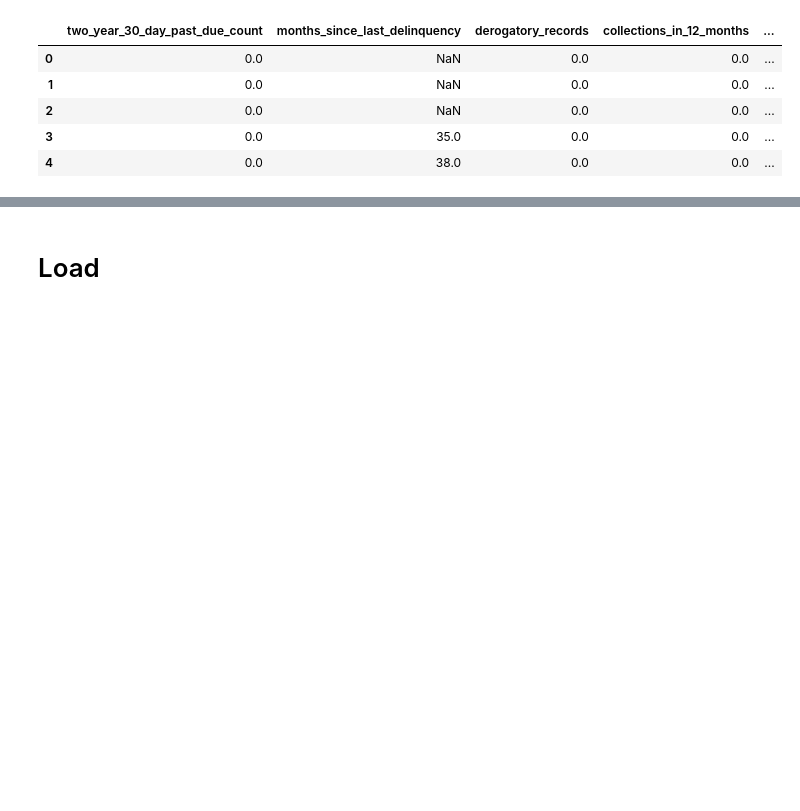
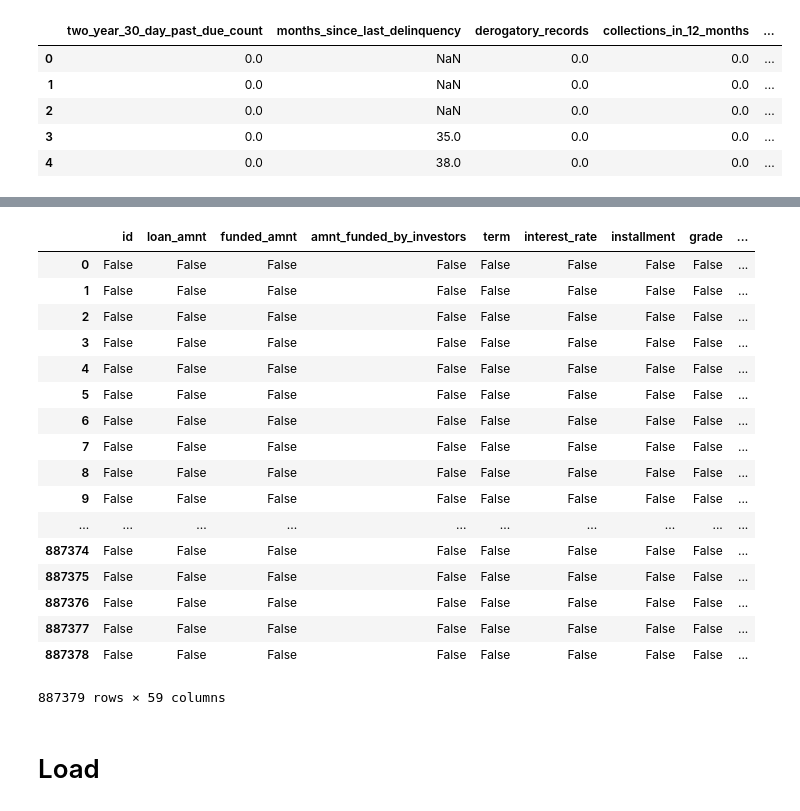
Before and after one commit to nukemecha/Project3, a Jupyter notebook: Meg/ex_analysis.ipynb, the cells around one changed output, grey strips where cells are left out. Drawn from its saved outputs; the diff is of its cells as text; code cells hidden in the pictures; blank space fills up the shorter version.

```diff
--- a/Meg/ex_analysis.ipynb
+++ b/Meg/ex_analysis.ipynb
@@ -146,6 +146,29 @@ repayment_data.head()
 | 2 | 0.0 | 0.0 | 3003.653644 | NaN | ... |
 | 3 | 0.0 | 0.0 | 12226.302212 | NaN | ... |
 | 4 | 766.9 | 766.9 | 3242.170000 | NaN | ... |
+# %%
+# Dealing with NAN values in our data
+# ***** I want to check with you guys and Thinh on how to deal with different NAN values
+loan_data.isna()
+# %% [output]
+|  | id | loan_amnt | funded_amnt | amnt_funded_by_investors | term | interest_rate | installment | grade | ... |
+| 0 | False | False | False | False | False | False | False | False | ... |
+| 1 | False | False | False | False | False | False | False | False | ... |
+| 2 | False | False | False | False | False | False | False | False | ... |
+| 3 | False | False | False | False | False | False | False | False | ... |
+| 4 | False | False | False | False | False | False | False | False | ... |
+| 5 | False | False | False | False | False | False | False | False | ... |
+| 6 | False | False | False | False | False | False | False | False | ... |
+| 7 | False | False | False | False | False | False | False | False | ... |
+| 8 | False | False | False | False | False | False | False | False | ... |
+| 9 | False | False | False | False | False | False | False | False | ... |
+| ... | ... | ... | ... | ... | ... | ... | ... | ... | ... |
+| 887374 | False | False | False | False | False | False | False | False | ... |
+| 887375 | False | False | False | False | False | False | False | False | ... |
+| 887376 | False | False | False | False | False | False | False | False | ... |
+| 887377 | False | False | False | False | False | False | False | False | ... |
+| 887378 | False | False | False | False | False | False | False | False | ... |
+887379 rows × 59 columns
 # %% [markdown]
 # Load
 # %%
```
Also changed, not shown: parts of 2 cells of this notebook.
